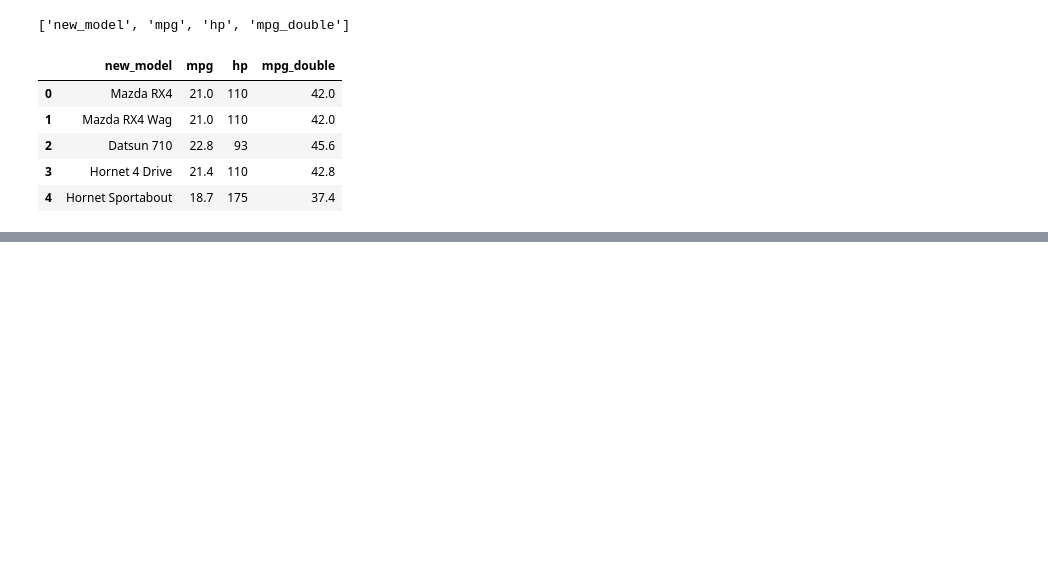
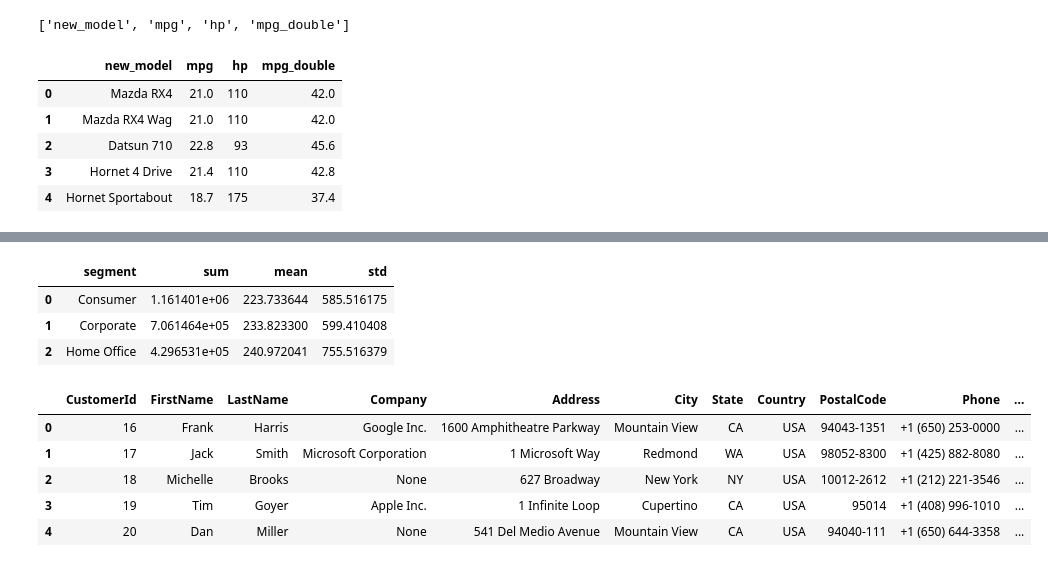
Before and after one commit to gamegtboyz/dtrk_python, a Jupyter notebook: nb_essentialpyfordataanalyst.ipynb, the cells around one changed output, grey strips where cells are left out. Cells and saved outputs as stored; diff of their text form; code cells hidden in the pictures; blank space fills up the shorter version.

```diff
--- a/nb_essentialpyfordataanalyst.ipynb
+++ b/nb_essentialpyfordataanalyst.ipynb
@@ -793,0 +931,8 @@ df[df.mpg >= 30]
+# %%
+store.groupby("segment").sales.agg(["sum","mean","std"]).\
+    reset_index()
+# %% [output]
+|  | segment | sum | mean | std |
+| 0 | Consumer | 1.161401e+06 | 223.733644 | 585.516175 |
+| 1 | Corporate | 7.061464e+05 | 233.823300 | 599.410408 |
+| 2 | Home Office | 4.296531e+05 | 240.972041 | 755.516379 |
@@ -793,0 +943,10 @@ df[df.mpg >= 30]
+# %%
+# create connection to database
+con = sqlite3.connect("chinook_1.db")
+# %% [output]
+|  | CustomerId | FirstName | LastName | Company | Address | City | State | Country | PostalCode | Phone | ... |
+| 0 | 16 | Frank | Harris | Google Inc. | 1600 Amphitheatre Parkway | Mountain View | CA | USA | 94043-1351 | +1 (650) 253-0000 | ... |
+| 1 | 17 | Jack | Smith | Microsoft Corporation | 1 Microsoft Way | Redmond | WA | USA | 98052-8300 | +1 (425) 882-8080 | ... |
+| 2 | 18 | Michelle | Brooks | None | 627 Broadway | New York | NY | USA | 10012-2612 | +1 (212) 221-3546 | ... |
+| 3 | 19 | Tim | Goyer | Apple Inc. | 1 Infinite Loop | Cupertino | CA | USA | 95014 | +1 (408) 996-1010 | ... |
+| 4 | 20 | Dan | Miller | None | 541 Del Medio Avenue | Mountain View | CA | USA | 94040-111 | +1 (650) 644-3358 | ... |
```
Also changed, not shown: parts of 18 cells of this notebook.
